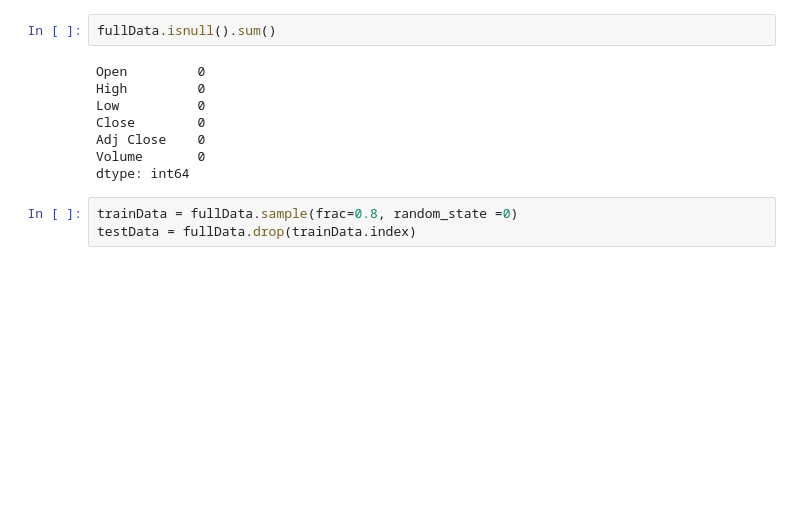
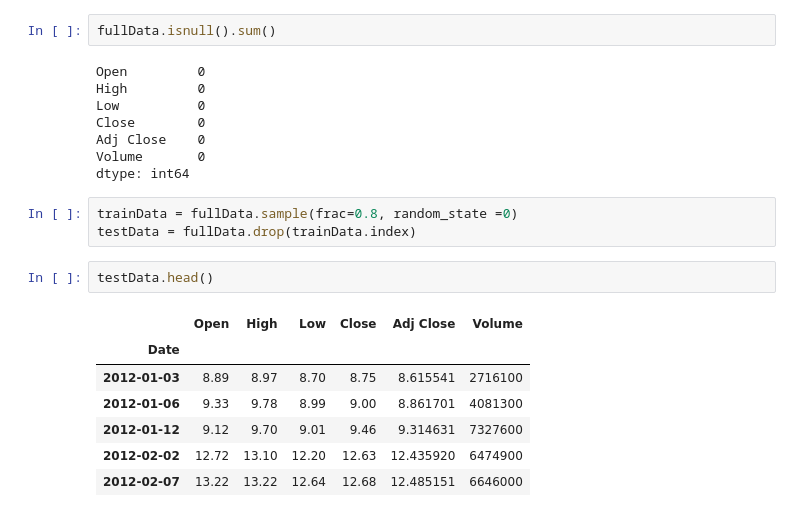
Before and after one commit to KPMallaney/TensorFlow, a Jupyter notebook: Stocks/LNGPrediction.ipynb, the cells around one changed output. Drawn from its saved outputs; the diff is of its cells as text; blank space fills up the shorter version.

```diff
--- a/Stocks/LNGPrediction.ipynb
+++ b/Stocks/LNGPrediction.ipynb
@@ -75,3 +76,13 @@ dtype: int64
 # %%
 trainData = fullData.sample(frac=0.8, random_state =0)
 testData = fullData.drop(trainData.index)
+# %%
+testData.head()
+# %% [output]
+|  | Open | High | Low | Close | Adj Close | Volume |
+| Date |  |  |  |  |  |  |
+| 2012-01-03 | 8.89 | 8.97 | 8.70 | 8.75 | 8.615541 | 2716100 |
+| 2012-01-06 | 9.33 | 9.78 | 8.99 | 9.00 | 8.861701 | 4081300 |
+| 2012-01-12 | 9.12 | 9.70 | 9.01 | 9.46 | 9.314631 | 7327600 |
+| 2012-02-02 | 12.72 | 13.10 | 12.20 | 12.63 | 12.435920 | 6474900 |
+| 2012-02-07 | 13.22 | 13.22 | 12.64 | 12.68 | 12.485151 | 6646000 |
```
Also changed, not shown: parts of 9 cells of this notebook.
